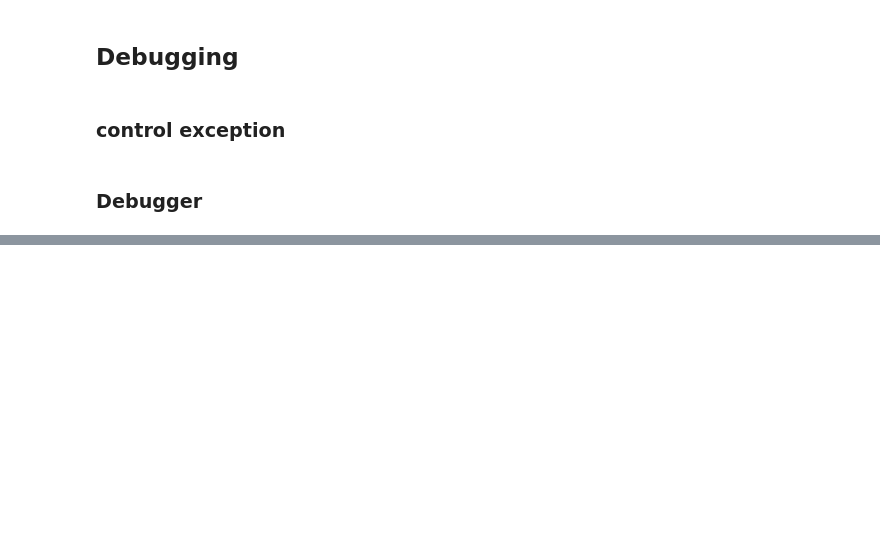
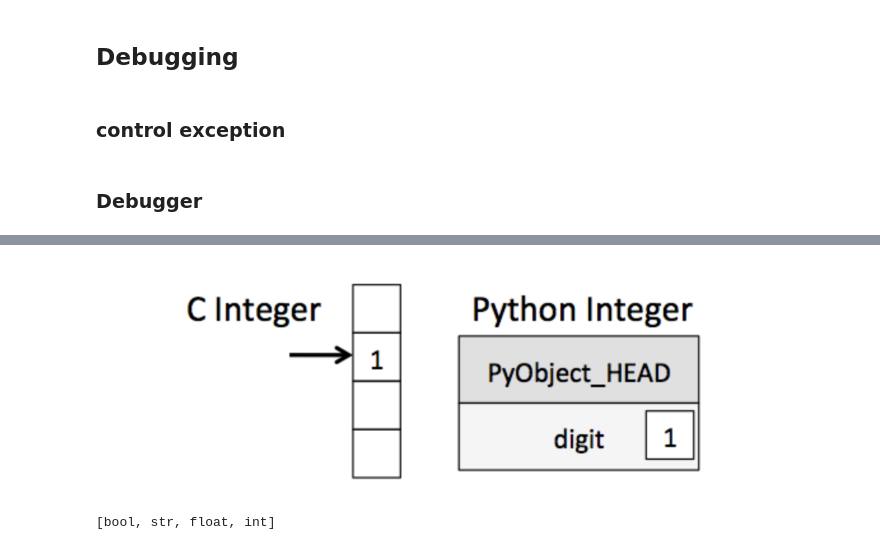
Before and after one commit to hangjianli/2019-fa-stats131, a Jupyter notebook: disc2.ipynb, the cells around one changed output, grey strips where cells are left out. Drawn from its saved outputs; the diff is of its cells as text; code cells hidden in the pictures; blank space fills up the shorter version.

```diff
--- a/disc2.ipynb
+++ b/disc2.ipynb
@@ -135,0 +160,9 @@ def sum_of_lists(N):
+# %%
+Image("python_int.png")
+# %% [output]
+[figure, added]
+# %%
+L3 = [True, "2", 3.0, 4]
+[type(item) for item in L3]
+# %% [output]
+[bool, str, float, int]
```
Also changed, not shown: parts of 26 cells of this notebook.
